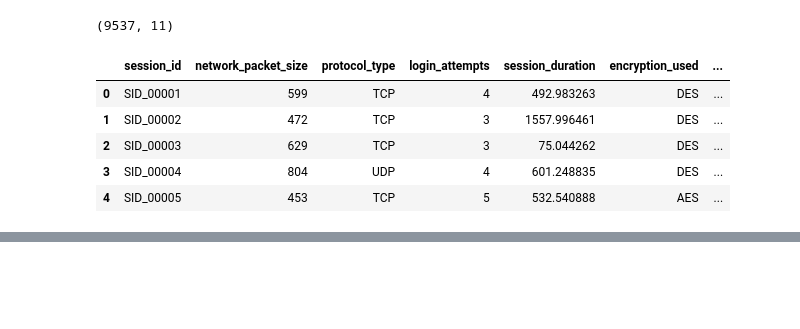
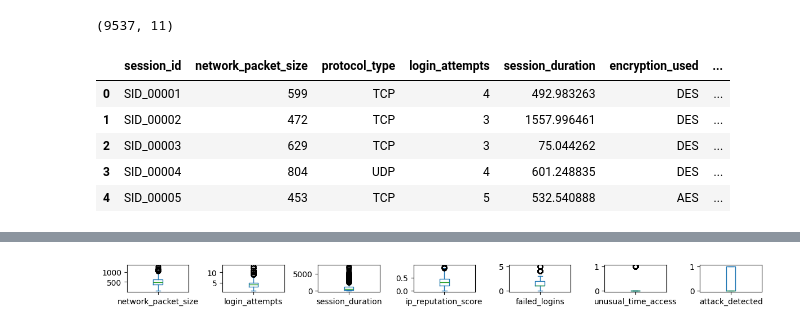
Before and after one commit to LojainAhmad25/cybersecurity-intrusion-detection, a Jupyter notebook: Cybersecurity_Intrusion_Detection.ipynb, the cells around one changed output, grey strips where cells are left out. Drawn from its saved outputs; the diff is of its cells as text; code cells hidden in the pictures; blank space fills up the shorter version.

```diff
--- a/Cybersecurity_Intrusion_Detection.ipynb
+++ b/Cybersecurity_Intrusion_Detection.ipynb
@@ -41,0 +78,23 @@ data.head()
+# %%
+# Separate column types
+num_cols = data.select_dtypes(include=['float64', 'int64']).columns.tolist()
+cat_cols = data.select_dtypes(include=['object']).columns.tolist()
+
+# Remove target from imputation
+target = 'attack_detected'
+if target in num_cols:
+    num_cols.remove(target)
+
+# Fill numerical columns with MEDIAN (robust to outliers)
+for col in num_cols:
+    if data[col].isnull().sum() > 0:
+        median_val = data[col].median()
+        data[col].fillna(median_val, inplace=True)
+        print(f"[NUM] '{col}' filled with median: {median_val}")
+
+# Fill categorical columns with MODE
+for col in cat_cols:
+    if data[col].isnull().sum() > 0:
+        mode_val = data[col].mode()[0]
+        data[col].fillna(mode_val, inplace=True)
+        print(f"[CAT] '{col}' filled with mode: {mode_val}")
@@ -41,0 +137,8 @@ data.head()
+# %%
+num_cols = data.select_dtypes(include=['int64', 'float64']).columns.tolist()
+
+data[num_cols].plot(kind='box', figsize=(12, 6), subplots=True, layout=(7, 7))
+plt.tight_layout()
+plt.show()
+# %% [output]
+[figure, added]
```
Also changed, not shown: parts of 7 cells of this notebook.
